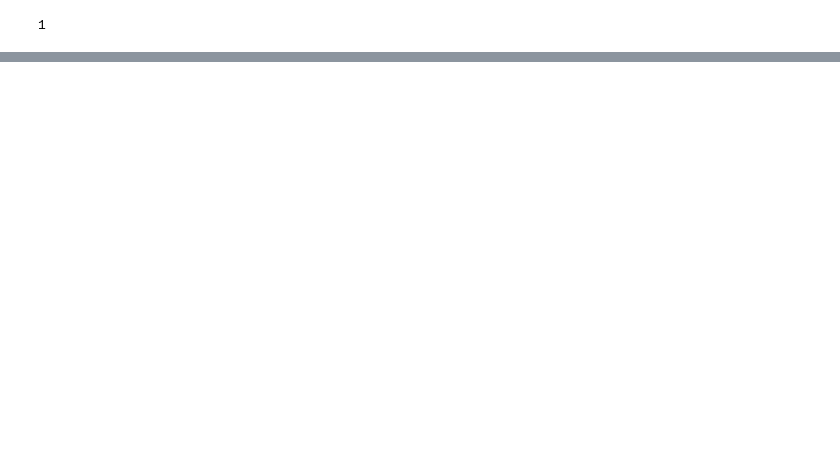
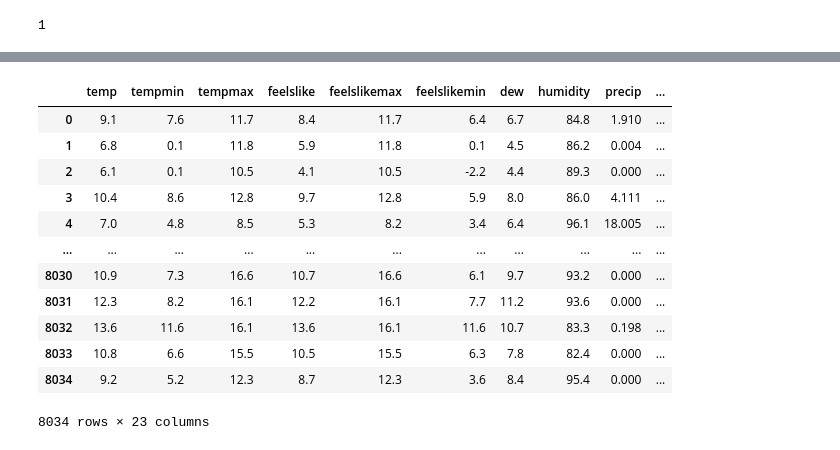
Before and after one commit to JankowRepo/WeatherPredictionProject, a Jupyter notebook: Visualisation_and_ML.ipynb, the cells around one changed output, grey strips where cells are left out. Cells and saved outputs as stored; diff of their text form; code cells hidden in the pictures; blank space fills up the shorter version.

```diff
--- a/Visualisation_and_ML.ipynb
+++ b/Visualisation_and_ML.ipynb
@@ -125,0 +132,18 @@ df.dropna()
+# %%
+df['rainfall']=np.where(df['preciptype']>0,1,0)
+df['rainfall']=df['rainfall'].shift(-1)
+df.dropna()
+# %% [output]
+|  | temp | tempmin | tempmax | feelslike | feelslikemax | feelslikemin | dew | humidity | precip | ... |
+| 0 | 9.1 | 7.6 | 11.7 | 8.4 | 11.7 | 6.4 | 6.7 | 84.8 | 1.910 | ... |
+| 1 | 6.8 | 0.1 | 11.8 | 5.9 | 11.8 | 0.1 | 4.5 | 86.2 | 0.004 | ... |
+| 2 | 6.1 | 0.1 | 10.5 | 4.1 | 10.5 | -2.2 | 4.4 | 89.3 | 0.000 | ... |
+| 3 | 10.4 | 8.6 | 12.8 | 9.7 | 12.8 | 5.9 | 8.0 | 86.0 | 4.111 | ... |
+| 4 | 7.0 | 4.8 | 8.5 | 5.3 | 8.2 | 3.4 | 6.4 | 96.1 | 18.005 | ... |
+| ... | ... | ... | ... | ... | ... | ... | ... | ... | ... | ... |
+| 8030 | 10.9 | 7.3 | 16.6 | 10.7 | 16.6 | 6.1 | 9.7 | 93.2 | 0.000 | ... |
+| 8031 | 12.3 | 8.2 | 16.1 | 12.2 | 16.1 | 7.7 | 11.2 | 93.6 | 0.000 | ... |
+| 8032 | 13.6 | 11.6 | 16.1 | 13.6 | 16.1 | 11.6 | 10.7 | 83.3 | 0.198 | ... |
+| 8033 | 10.8 | 6.6 | 15.5 | 10.5 | 15.5 | 6.3 | 7.8 | 82.4 | 0.000 | ... |
+| 8034 | 9.2 | 5.2 | 12.3 | 8.7 | 12.3 | 3.6 | 8.4 | 95.4 | 0.000 | ... |
+8034 rows × 23 columns
```
Also changed, not shown: parts of 6 cells of this notebook.
